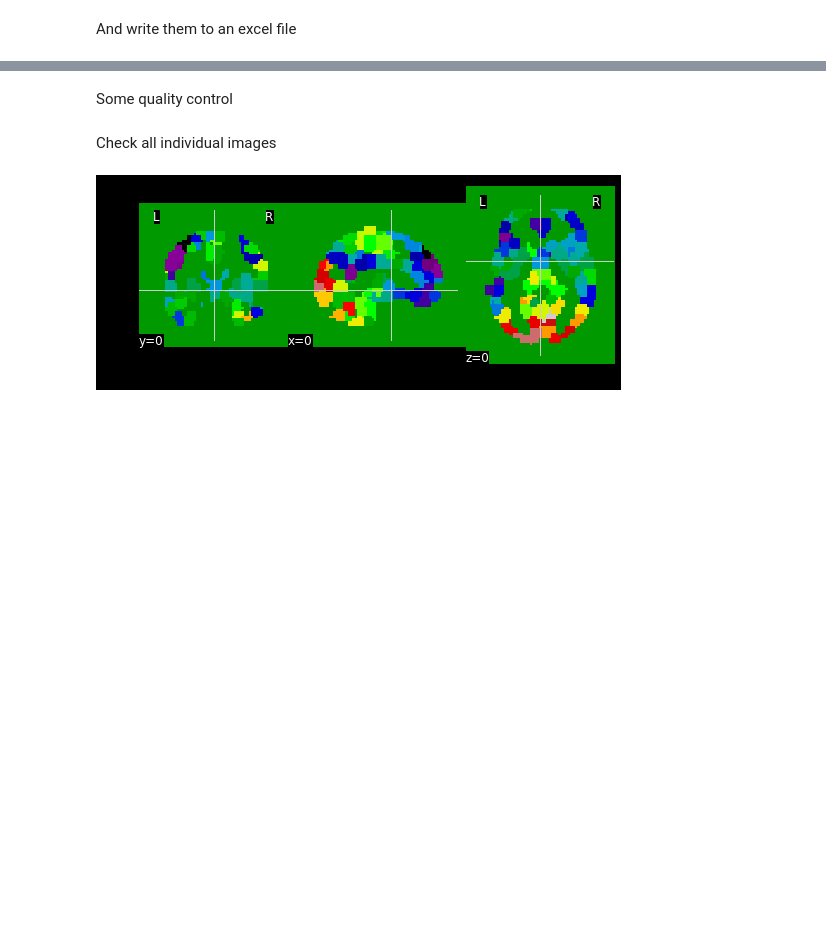
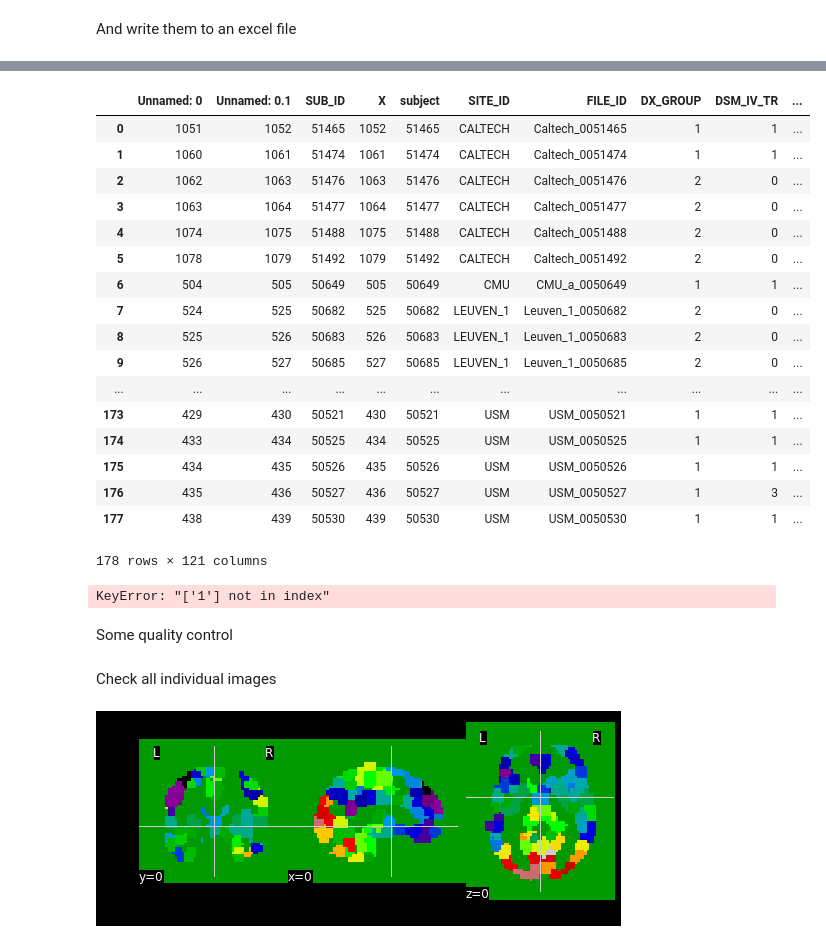
Before and after one commit to rb643/Autism-Gradients, a Jupyter notebook: Gradients.ipynb, the cells around one changed output, grey strips where cells are left out. Cells and saved outputs as stored; diff of their text form; code cells hidden in the pictures; blank space fills up the shorter version.

```diff
--- a/Gradients.ipynb
+++ b/Gradients.ipynb
@@ -251,0 +276,25 @@ output.to_csv('Combined.csv', sep='\t')
+# %%
+output
+# %% [output]
+|  | Unnamed: 0 | Unnamed: 0.1 | SUB_ID | X | subject | SITE_ID | FILE_ID | DX_GROUP | DSM_IV_TR | ... |
+| 0 | 1051 | 1052 | 51465 | 1052 | 51465 | CALTECH | Caltech_0051465 | 1 | 1 | ... |
+| 1 | 1060 | 1061 | 51474 | 1061 | 51474 | CALTECH | Caltech_0051474 | 1 | 1 | ... |
+| 2 | 1062 | 1063 | 51476 | 1063 | 51476 | CALTECH | Caltech_0051476 | 2 | 0 | ... |
+| 3 | 1063 | 1064 | 51477 | 1064 | 51477 | CALTECH | Caltech_0051477 | 2 | 0 | ... |
+| 4 | 1074 | 1075 | 51488 | 1075 | 51488 | CALTECH | Caltech_0051488 | 2 | 0 | ... |
+| 5 | 1078 | 1079 | 51492 | 1079 | 51492 | CALTECH | Caltech_0051492 | 2 | 0 | ... |
+| 6 | 504 | 505 | 50649 | 505 | 50649 | CMU | CMU_a_0050649 | 1 | 1 | ... |
+| 7 | 524 | 525 | 50682 | 525 | 50682 | LEUVEN_1 | Leuven_1_0050682 | 2 | 0 | ... |
+| 8 | 525 | 526 | 50683 | 526 | 50683 | LEUVEN_1 | Leuven_1_0050683 | 2 | 0 | ... |
+| 9 | 526 | 527 | 50685 | 527 | 50685 | LEUVEN_1 | Leuven_1_0050685 | 2 | 0 | ... |
+| ... | ... | ... | ... | ... | ... | ... | ... | ... | ... | ... |
+| 173 | 429 | 430 | 50521 | 430 | 50521 | USM | USM_0050521 | 1 | 1 | ... |
+| 174 | 433 | 434 | 50525 | 434 | 50525 | USM | USM_0050525 | 1 | 1 | ... |
+| 175 | 434 | 435 | 50526 | 435 | 50526 | USM | USM_0050526 | 1 | 1 | ... |
+| 176 | 435 | 436 | 50527 | 436 | 50527 | USM | USM_0050527 | 1 | 3 | ... |
+| 177 | 438 | 439 | 50530 | 439 | 50530 | USM | USM_0050530 | 1 | 1 | ... |
+178 rows × 121 columns
+# %%
+output[['DX_GROUP','1']]
+# %% [output]
+KeyError: "['1'] not in index"
```
Also changed, not shown: parts of 3 cells of this notebook.
